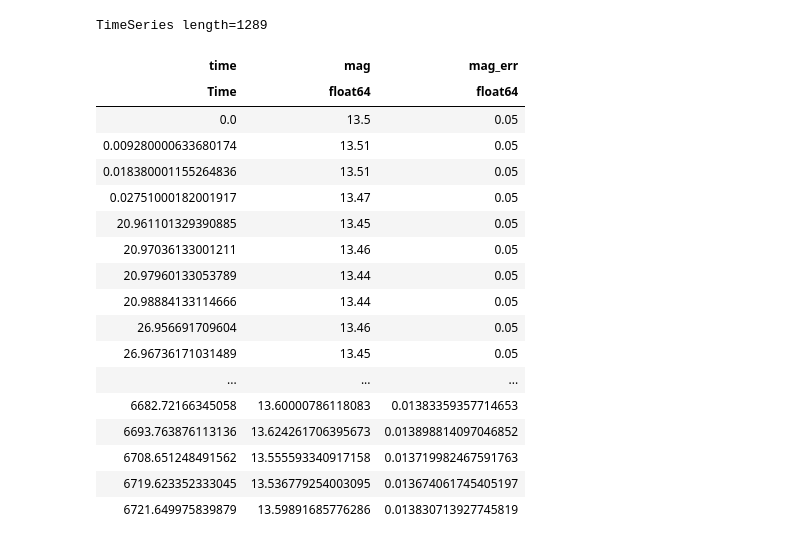
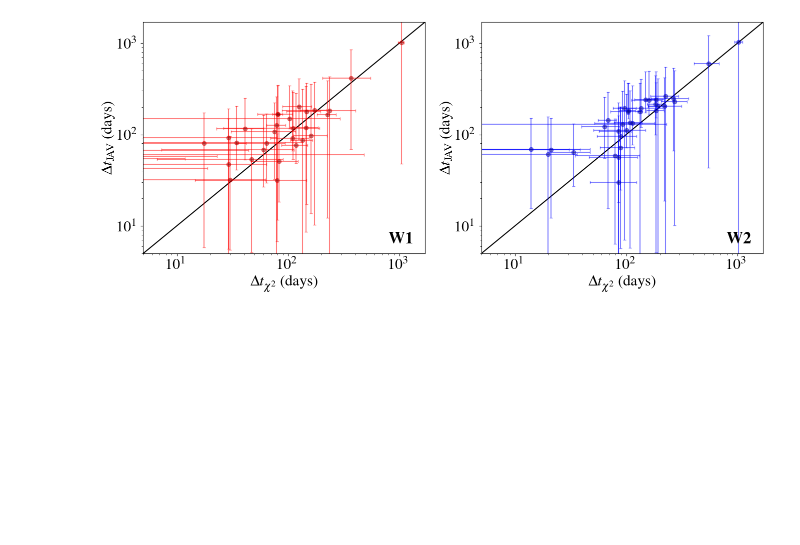
Before and after one commit to aashaypai/mid_IR_variables, a Jupyter notebook: jupyter_notebooks/write_javelin_lightcurve.ipynb, the cells around one changed output. Drawn from its saved outputs; the diff is of its cells as text; code cells hidden in the pictures; blank space fills up the shorter version.

```diff
--- a/jupyter_notebooks/write_javelin_lightcurve.ipynb
+++ b/jupyter_notebooks/write_javelin_lightcurve.ipynb
@@ -43,4 +43,6 @@ IMPORT_FILEPATH ='C:/Users/paiaa/Documents/Research/Blanton Lab/Midir Variables/
 
 mnsa_hdu, manga_wise_hdu, pipe3d_hdu = fp.import_manga(6, 1, 1)
 mnsa, mwv, pipe3d = mnsa_hdu.data, manga_wise_hdu.data, pipe3d_hdu.data
+
+tab = Table.read('reverb_lags_run3.txt', format='ascii.ipac')
 # %%
@@ -115,22 +87,53 @@ using padded times
-# %%
-opt_data
-# %% [output]
-TimeSeries length=1289
-| time | mag | mag_err |
-| Time | float64 | float64 |
-| 0.0 | 13.5 | 0.05 |
-| 0.009280000633680174 | 13.51 | 0.05 |
-| 0.018380001155264836 | 13.51 | 0.05 |
-| 0.02751000182001917 | 13.47 | 0.05 |
-| 20.961101329390885 | 13.45 | 0.05 |
-| 20.97036133001211 | 13.46 | 0.05 |
-| 20.97960133053789 | 13.44 | 0.05 |
-| 20.98884133114666 | 13.44 | 0.05 |
-| 26.956691709604 | 13.46 | 0.05 |
-| 26.96736171031489 | 13.45 | 0.05 |
-| ... | ... | ... |
-| 6682.72166345058 | 13.60000786118083 | 0.01383359357714653 |
-| 6693.763876113136 | 13.624261706395673 | 0.013898814097046852 |
-| 6708.651248491562 | 13.555593340917158 | 0.013719982467591763 |
-| 6719.623352333045 | 13.536779254003095 | 0.013674061745405197 |
-| 6721.649975839879 | 13.59891685776286 | 0.013830713927745819 |
+# %%
+javelin_w1, javelin_w2 = np.array([]), np.array([])
+jav_errw1_max, jav_errw1_min = np.array([]), np.array([])
+jav_errw2_max, jav_errw2_min = np.array([]), np.array([])
+for pifu in tab['plateifu']:
+##log(sigma), log(tau), time_lag, width, amp
+    javelin_results = Table.read(IMPORT_FILEPATH+'Data/JAVELIN/'+pifu+'/javelin_results.txt', format='ascii.ipac')
+    javelin_w1 = np.append(javelin_w1, javelin_results[2]['w1hpd_med'])
+    jav_errw1_max = np.append(jav_errw1_max, javelin_results[2]['w1hpd_high'])
+    jav_errw1_min = np.append(jav_errw1_min, javelin_results[2]['w1hpd_low'])
+
+    javelin_w2 = np.append(javelin_w2, javelin_results[2]['w2hpd_med'])
+    jav_errw2_max = np.append(jav_errw2_max, javelin_results[2]['w2hpd_high'])
+    jav_errw2_min = np.append(jav_errw2_min, javelin_results[2]['w2hpd_low'])
+# %%
+tab['jav_lag_w1'] = javelin_w1
+tab['jav_lag_w2'] = javelin_w2
+# %%
+x = np.linspace(0, 4)
+fig, ax = plt.subplots(figsize=(16,6), ncols=2)
+
+ax[0].errorbar(tab['lag_w1'], tab['jav_lag_w1'], yerr=( jav_errw1_min, jav_errw1_max), xerr=(tab['lag_w1_yerr_min'], tab['lag_w1_yerr_max']),
+               ls='none', c='r', mfc='maroon', marker='o', capsize=2, alpha=0.5)
+ax[0].plot(10**x, 10**x, c='k', zorder=-1)
+ax[0].text(0.87, 0.03, r'\textbf{W1}', fontsize=24, ha='left', va='bottom', transform=ax[0].transAxes)
+
+
+ax[0].set_ylim(5, 1700)
+ax[0].set_xlim(5, 1700)
+
+ax[0].set_ylabel(r'$\Delta t_{\rm JAV}$ (days)')
+ax[0].set_xlabel(r'$\Delta t_{\chi^2}$ (days)')
+
+ax[0].set_yscale('log')
+ax[0].set_xscale('log')
+
+
+
+ax[1].errorbar(tab['lag_w2'], tab['jav_lag_w2'], yerr=( jav_errw2_min, jav_errw2_max), xerr=(tab['lag_w2_yerr_min'], tab['lag_w2_yerr_max']),
+               ls='none', c='b', mfc='navy', marker='o', capsize=2, alpha=0.5)
+ax[1].plot(10**x, 10**x, c='k', zorder=-1)
+ax[1].text(0.87, 0.03, r'\textbf{W2}', fontsize=24, ha='left', va='bottom', transform=ax[1].transAxes)
+
+ax[1].set_ylim(5, 1700)
+ax[1].set_xlim(5, 1700)
+
+ax[1].set_ylabel(r'$\Delta t_{\rm JAV}$ (days)')
+ax[1].set_xlabel(r'$\Delta t_{\chi^2}$ (days)')
+
+ax[1].set_yscale('log')
+ax[1].set_xscale('log')
+# %% [output]
+[figure, added]
```
Also changed, not shown: parts of 2 cells of this notebook, 3 other files.
